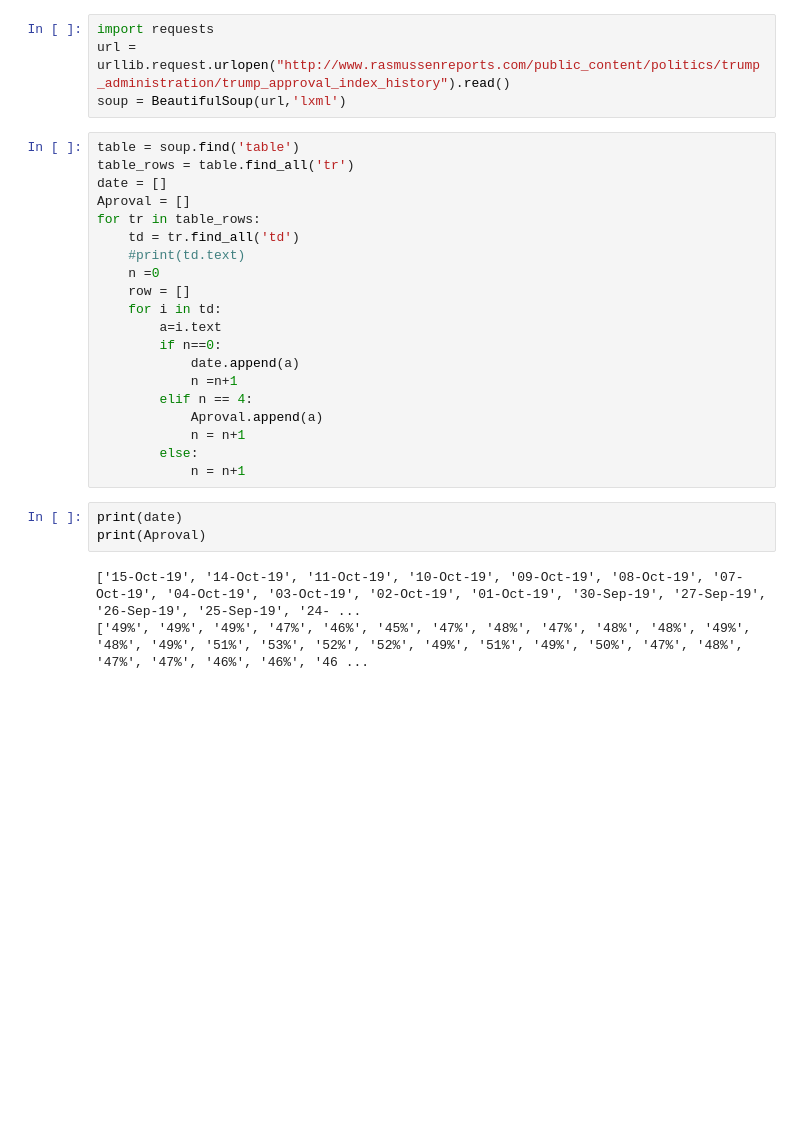
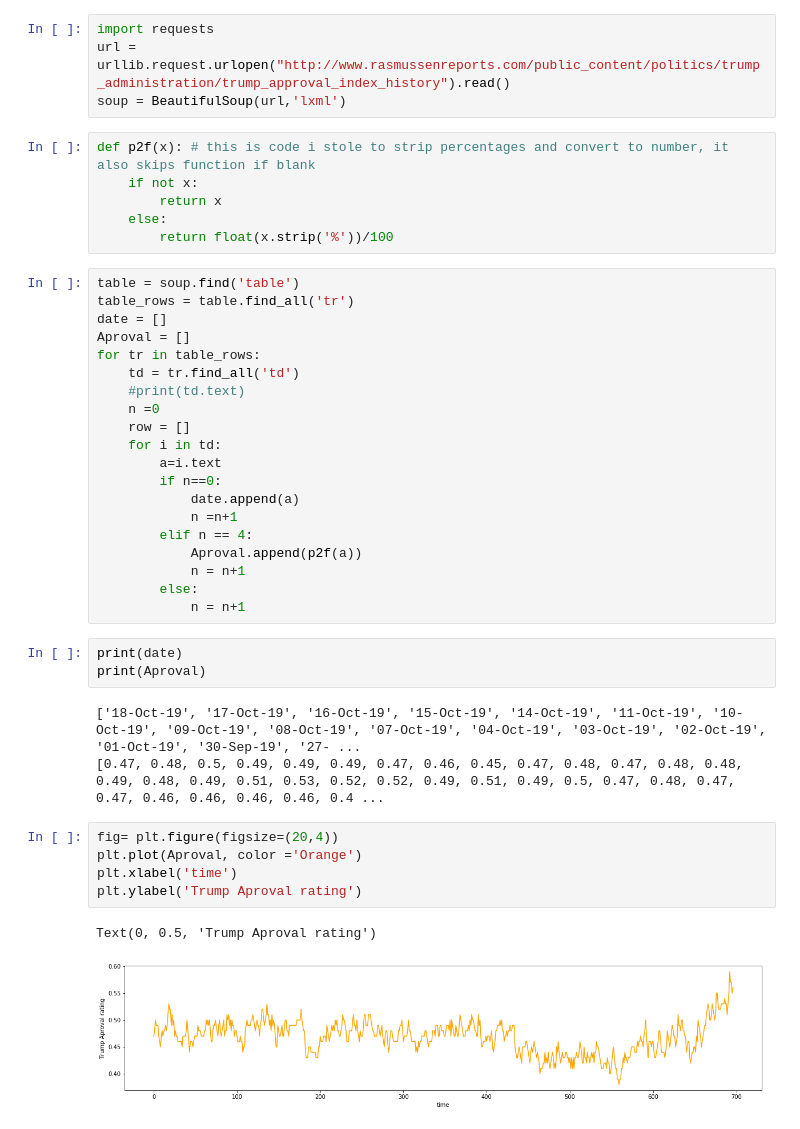
Before and after one commit to ablinn91/project2, a Jupyter notebook: trupm_data.ipynb, the cells around one changed output. Saved outputs shown, nothing was run; the diff lists cells and outputs as text; blank space fills up the shorter version.

```diff
--- a/trupm_data.ipynb
+++ b/trupm_data.ipynb
@@ -17,6 +18,12 @@ def init_browser():
 import requests
 url = urllib.request.urlopen("http://www.rasmussenreports.com/public_content/politics/trump_administration/trump_approval_index_history").read()
 soup = BeautifulSoup(url,'lxml')
+# %%
+def p2f(x): # this is code i stole to strip percentages and convert to number, it also skips function if blank
+    if not x:
+        return x
+    else:
+        return float(x.strip('%'))/100
 # %%
 table = soup.find('table')
 table_rows = table.find_all('tr')
@@ -33,7 +40,7 @@ for tr in table_rows:
             date.append(a)
             n =n+1
         elif n == 4:
-            Aproval.append(a)
+            Aproval.append(p2f(a))
             n = n+1
         else:
             n = n+1
@@ -41,5 +48,13 @@ for tr in table_rows:
 print(date)
 print(Aproval)
 # %% [output]
-['15-Oct-19', '14-Oct-19', '11-Oct-19', '10-Oct-19', '09-Oct-19', '08-Oct-19', '07-Oct-19', '04-Oct-19', '03-Oct-19', '02-Oct-19', '01-Oct-19', '30-Sep-19', '27-Sep-19', '26-Sep-19', '25-Sep-19', '24- ...
-['49%', '49%', '49%', '47%', '46%', '45%', '47%', '48%', '47%', '48%', '48%', '49%', '48%', '49%', '51%', '53%', '52%', '52%', '49%', '51%', '49%', '50%', '47%', '48%', '47%', '47%', '46%', '46%', '46 ...
+['18-Oct-19', '17-Oct-19', '16-Oct-19', '15-Oct-19', '14-Oct-19', '11-Oct-19', '10-Oct-19', '09-Oct-19', '08-Oct-19', '07-Oct-19', '04-Oct-19', '03-Oct-19', '02-Oct-19', '01-Oct-19', '30-Sep-19', '27- ...
+[0.47, 0.48, 0.5, 0.49, 0.49, 0.49, 0.47, 0.46, 0.45, 0.47, 0.48, 0.47, 0.48, 0.48, 0.49, 0.48, 0.49, 0.51, 0.53, 0.52, 0.52, 0.49, 0.51, 0.49, 0.5, 0.47, 0.48, 0.47, 0.47, 0.46, 0.46, 0.46, 0.46, 0.4 ...
+# %%
+fig= plt.figure(figsize=(20,4))
+plt.plot(Aproval, color ='Orange')
+plt.xlabel('time')
+plt.ylabel('Trump Aproval rating')
+# %% [output]
+Text(0, 0.5, 'Trump Aproval rating')
+[figure, added]
```
Also changed, not shown: parts of 1 cell of this notebook.
